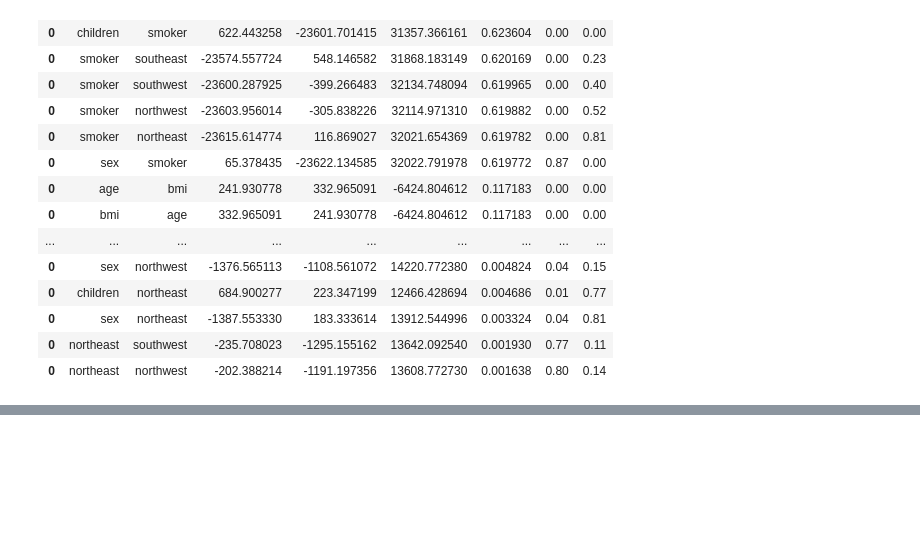
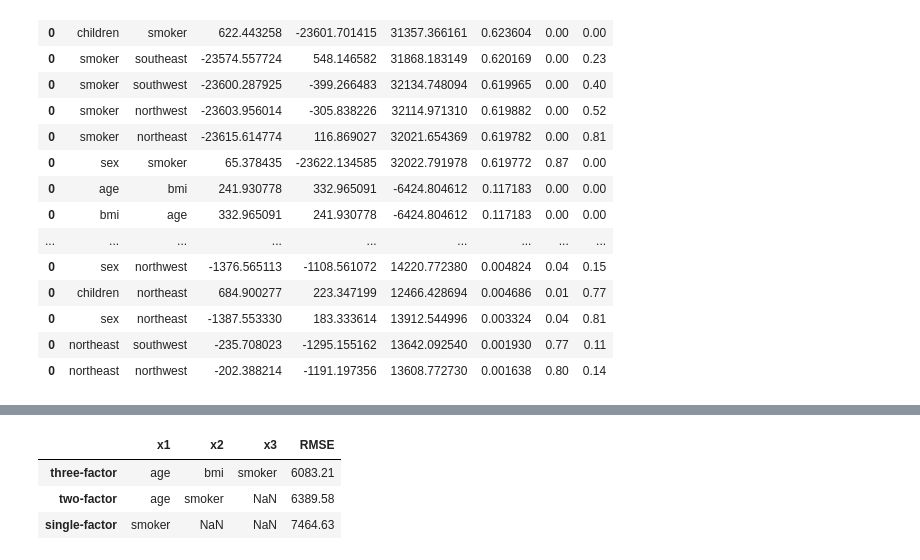
Before and after one commit to rahul-praj/Codecademy, a Jupyter notebook: us-medical-insurance-costs.ipynb, the cells around one changed output, grey strips where cells are left out. Cells and saved outputs as stored; diff of their text form; code cells hidden in the pictures; blank space fills up the shorter version.

```diff
--- a/us-medical-insurance-costs.ipynb
+++ b/us-medical-insurance-costs.ipynb
@@ -286,0 +361,7 @@ two_factor_reg
+# %%
+datasets = [three_factor_reg, two_factor_reg, single_factor_regressions]
+
+# Print the best model for each regression type, to check the overall best linear regression model (based on the R-squared)
+
+for i in datasets:
+    print(i.iloc[0, :])
@@ -286,0 +386,50 @@ two_factor_reg
+# %%
+# Check mean squared error for each model
+
+def root_mean_squared_error(dataframe, *variables):
+    if len(variables) == 3:
+        x = dataframe[[variables[0], variables[1], variables[2]]]
+    elif len(variables) == 2:
+        x = dataframe[[variables[0], variables[1]]]
+    else:
+        x = dataframe[variables[0]]
+        x = np.array(x).reshape(-1, 1)
+
+    y = dataframe['charges']
+
+    model = LinearRegression().fit(x, y)
+
+    y_pred = model.predict(x)
+
+    rmse = np.sqrt(mean_squared_error(y, y_pred))
+
+    return rmse
+
+rmse_df = pd.DataFrame(columns=['x1', 'x2', 'x3', 'RMSE'], index=['three-factor', 'two-factor', 'single-factor'])
+
+for i in datasets:
+    if i is three_factor_reg:
+        x1 = three_factor_reg.iloc[0, 0]
+        x2 = three_factor_reg.iloc[0, 1]
+        x3 = three_factor_reg.iloc[0, 2]
+        rmse_df.iloc[0, 0] = x1
+        rmse_df.iloc[0, 1] = x2
+        rmse_df.iloc[0, 2] = x3
+        rmse_df.iloc[0, 3] = root_mean_squared_error(df, x1, x2, x3)
+    elif i is two_factor_reg:
+        x1 = two_factor_reg.iloc[0, 0]
+        x2 = two_factor_reg.iloc[0, 1]
+        rmse_df.iloc[1, 0] = x1
+        rmse_df.iloc[1, 1] = x2
+        rmse_df.iloc[1, 3] = root_mean_squared_error(df, x1, x2)
+    else:
+        x1 = single_factor_regressions.index[0]
+        rmse_df.iloc[2, 0] = x1
+        rmse_df.iloc[2, 3] = root_mean_squared_error(df, x1)
+
+rmse_df
+# %% [output]
+|  | x1 | x2 | x3 | RMSE |
+| three-factor | age | bmi | smoker | 6083.21 |
+| two-factor | age | smoker | NaN | 6389.58 |
+| single-factor | smoker | NaN | NaN | 7464.63 |
```
Also changed, not shown: parts of 7 cells of this notebook.
